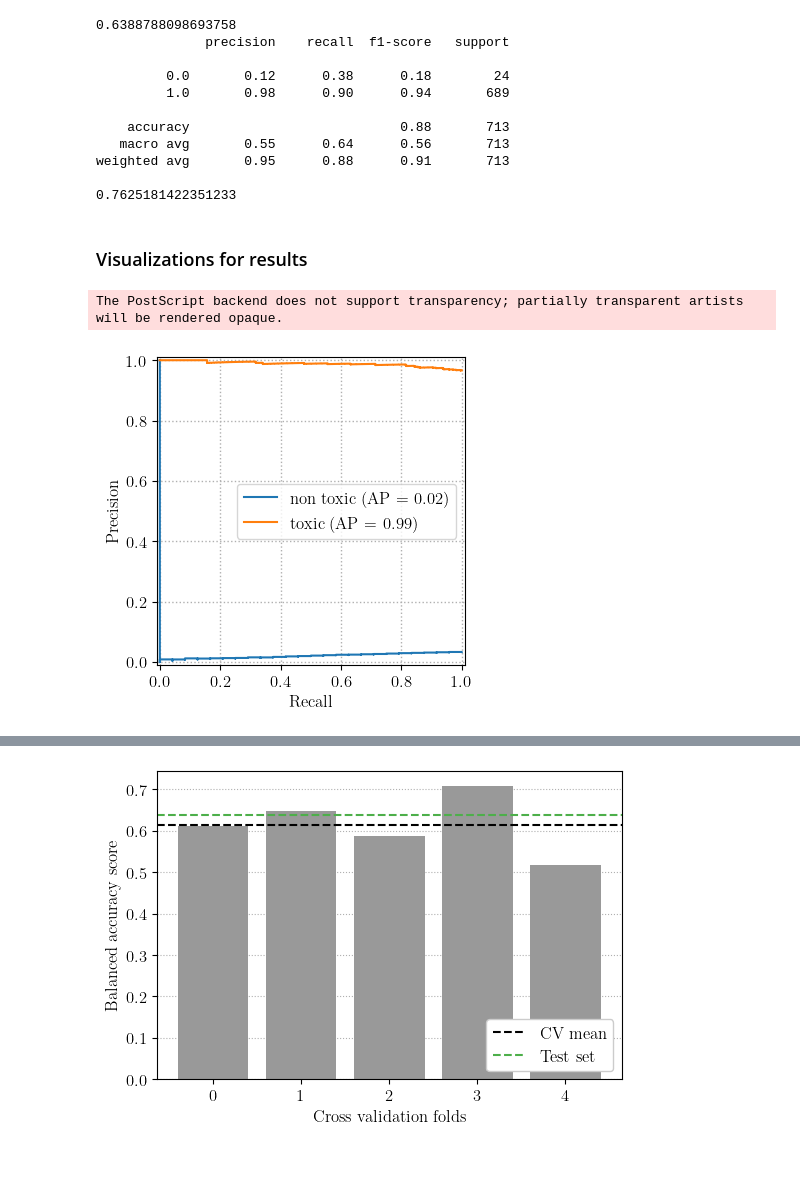
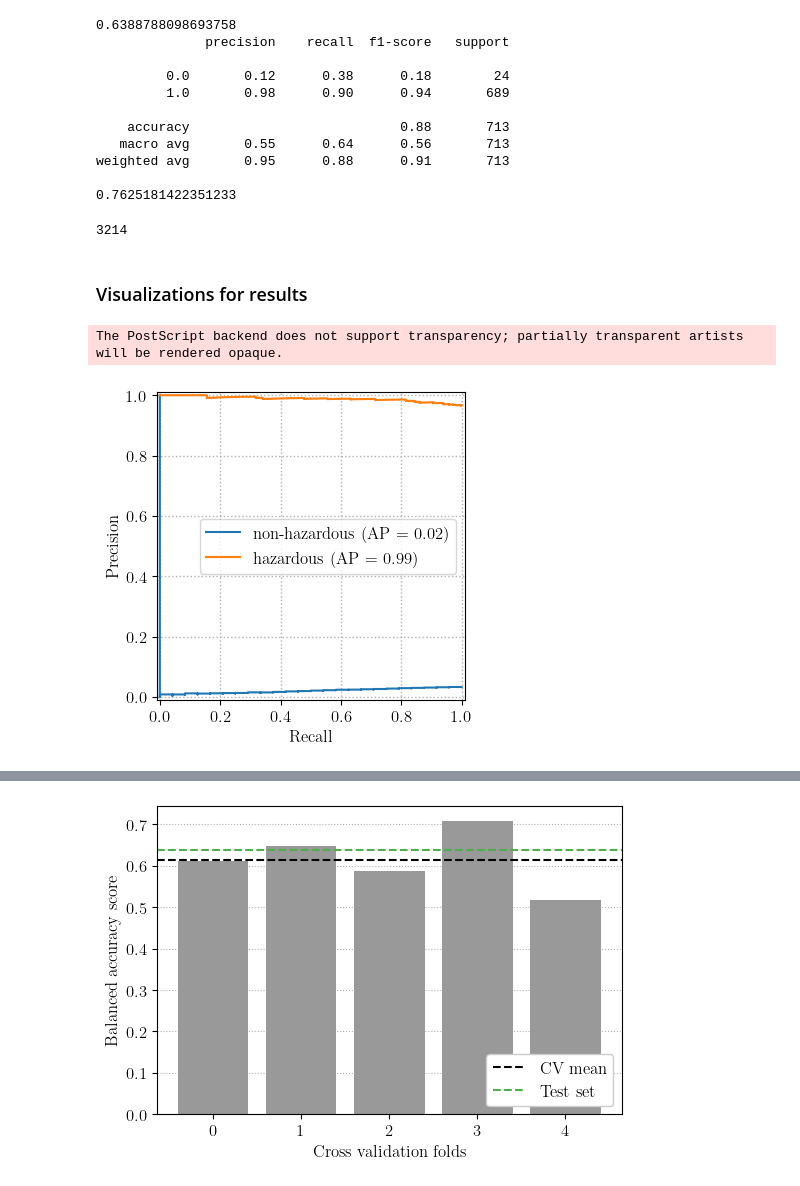
Before and after one commit to ameliehuebner/plastchem-project, a Jupyter notebook: analysis/predict_visual.ipynb, the cells around one changed output, grey strips where cells are left out. Saved outputs shown, nothing was run; the diff lists cells and outputs as text; code cells hidden in the pictures.

```diff
--- a/analysis/predict_visual.ipynb
+++ b/analysis/predict_visual.ipynb
@@ -59,24 +68,28 @@ print(roc_auc_score(y_test, test_probs[:, 1]))
 weighted avg       0.95      0.88      0.91       713
 
 0.7625181422351233
+# %%
+len(X_exploration[y_exploration==1])
+# %% [output]
+3214
 # %% [markdown]
 ### Visualizations for results
 # %%
 plt.rc('text', usetex=True)
 plt.rc('font', family='serif')
 fig, ax = plt.subplots(figsize=(4,4))
 # Precision Recall plot
 ax.grid(zorder=0,linestyle='dotted', linewidth=1)
-PrecisionRecallDisplay.from_predictions(y_test, test_probs[:, 1], pos_label=0, name="non toxic", ax=ax)
-PrecisionRecallDisplay.from_predictions(y_test, test_probs[:, 1], pos_label=1, name="toxic", ax=ax)
+PrecisionRecallDisplay.from_predictions(y_test, test_probs[:, 1], pos_label=0, name="non-hazardous", ax=ax)
+PrecisionRecallDisplay.from_predictions(y_test, test_probs[:, 1], pos_label=1, name="hazardous", ax=ax)
 #ax.set_title("Precision recall curve for minority class")
 ax.set_xlabel("Recall")
 ax.set_ylabel("Precision")
 ax.legend(loc="center right")
 plt.savefig(Path.cwd() / "../report/pr_curve_min.eps", format="eps")
 # %% [output]
 The PostScript backend does not support transparency; partially transparent artists will be rendered opaque.
-[figure, old version]
+[figure, new version]
 # %%
 fig, ax = plt.subplots(figsize=(4,4))
 ax.grid(zorder=0,linestyle='dotted', linewidth=1)
```
Also changed, not shown: parts of 10 cells of this notebook, 37 other files.
